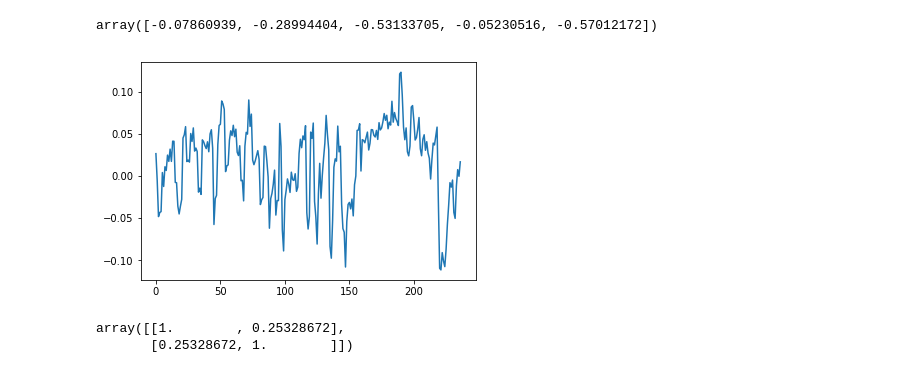
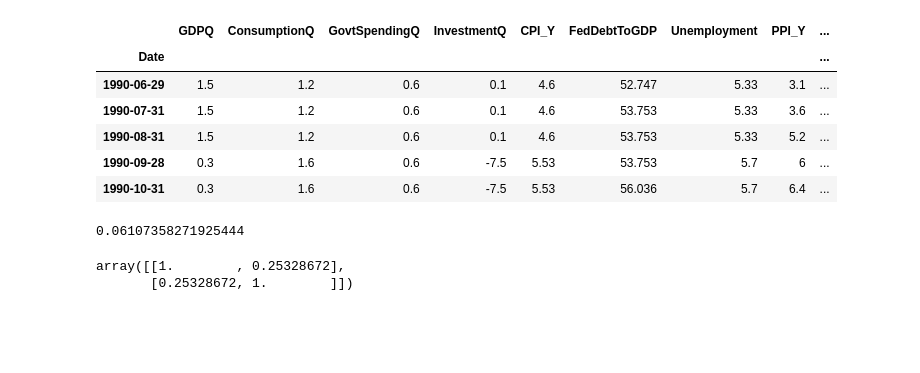
Before and after one commit to ShawnZhouu/VIXPrediction, a Jupyter notebook: MacroPredictsVIX.ipynb, the cells around one changed output. Cells and saved outputs as stored; diff of their text form; code cells hidden in the pictures; blank space fills up the shorter version.

```diff
--- a/MacroPredictsVIX.ipynb
+++ b/MacroPredictsVIX.ipynb
@@ -97,16 +111,27 @@ y = dataM[3:split]['VIX1mret']
 X = dataM[3:split].drop(columns = 'VIX1mret')
+# %%
+X.head()
+# %% [output]
+|  | GDPQ | ConsumptionQ | GovtSpendingQ | InvestmentQ | CPI_Y | FedDebtToGDP | Unemployment | PPI_Y | ... |
+| Date |  |  |  |  |  |  |  |  | ... |
+| 1990-06-29 | 1.5 | 1.2 | 0.6 | 0.1 | 4.6 | 52.747 | 5.33 | 3.1 | ... |
+| 1990-07-31 | 1.5 | 1.2 | 0.6 | 0.1 | 4.6 | 53.753 | 5.33 | 3.6 | ... |
+| 1990-08-31 | 1.5 | 1.2 | 0.6 | 0.1 | 4.6 | 53.753 | 5.33 | 5.2 | ... |
+| 1990-09-28 | 0.3 | 1.6 | 0.6 | -7.5 | 5.53 | 53.753 | 5.7 | 6 | ... |
+| 1990-10-31 | 0.3 | 1.6 | 0.6 | -7.5 | 5.53 | 56.036 | 5.7 | 6.4 | ... |
 # %%
 from sklearn.linear_model import LinearRegression
 from sklearn import preprocessing
 
 reg = LinearRegression()
-reg.fit(pca.transform(X_),y)
-plt.plot(reg.predict(pca.transform(X_)))
+reg.fit(X,y)
+reg.score(X,y)
+# reg.fit(pca.transform(X_),y)
+# plt.plot(reg.predict(pca.transform(X_)))
 
-reg.coef_
+# reg.coef_
 # %% [output]
-array([-0.07860939, -0.28994404, -0.53133705, -0.05230516, -0.57012172])
+0.06107358271925444
-[figure, removed]
 # %%
 np.corrcoef(reg.predict(pca.transform(X_)),y.astype(float))
 # %% [output]
```
Also changed, not shown: parts of 13 cells of this notebook, 1 other file.
